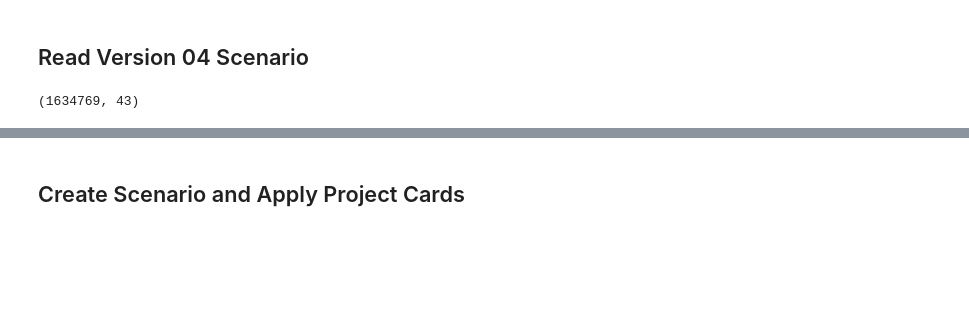
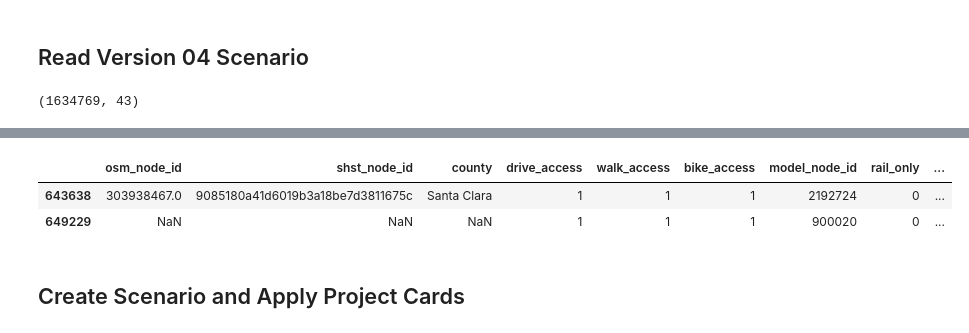
Before and after one commit to BayAreaMetro/travel-model-two-networks, a Jupyter notebook: notebooks/05-correct-external-stations-centroid-connector-errors.ipynb, the cells around one changed output, grey strips where cells are left out. Cells and saved outputs as stored; diff of their text form; code cells hidden in the pictures; blank space fills up the shorter version.

```diff
--- a/notebooks/05-correct-external-stations-centroid-connector-errors.ipynb
+++ b/notebooks/05-correct-external-stations-centroid-connector-errors.ipynb
@@ -30,13 +30,13 @@ logger.setLevel(logging.INFO)
 # %% [markdown]
 ## Remote I/O and Parameters
 # %%
-# root_dir = os.path.join('/Users', 'wsp', 'Documents', 'GitHub', 'travel-model-two-networks - Copy')
-root_dir = "C:/Users/USGS667806/Documents/GitHub/travel-model-two-networks - Copy"
-input_dir = os.path.join(root_dir, 'data', 'processed', 'version_05')
-output_dir = os.path.join(root_dir, 'data', 'processed', 'version_06')
+# root_dir = os.path.join('/Users', 'wsp', 'Documents', 'GitHub', 'travel-model-two-networks')
+root_dir = "D:/github/lfs-cleaning/travel-model-two-networks"
+input_dir = os.path.join(root_dir, 'data', 'processed', 'version_04')
+output_dir = os.path.join(root_dir, 'data', 'processed', 'version_04')
 card_dir = os.path.join(root_dir, 'project_cards')
 # lasso_dir = os.path.join('/Users', 'wsp', 'Documents', 'GitHub', 'mtc-Lasso')
-lasso_dir = "C:/Users/USGS667806/Lasso"
+lasso_dir = "Z:/Data/Users/Sijia/MTC/github/Lasso"
 # %%
 parameters = Parameters(lasso_base_dir = lasso_dir)
 # %% [output]
@@ -89,3 +111,11 @@ v_04_scenario.road_net = mtc.add_centroid_and_centroid_connector(
+# %%
+v_04_scenario.road_net.nodes_df[
+    v_04_scenario.road_net.nodes_df.model_node_id.isin([900020, 2192724])
+]
+# %% [output]
+|  | osm_node_id | shst_node_id | county | drive_access | walk_access | bike_access | model_node_id | rail_only | ... |
+| 643638 | 303938467.0 | 9085180a41d6019b3a18be7d3811675c | Santa Clara | 1 | 1 | 1 | 2192724 | 0 | ... |
+| 649229 | NaN | NaN | NaN | 1 | 1 | 1 | 900020 | 0 | ... |
 # %% [markdown]
 ## Create Scenario and Apply Project Cards
 # %%
```
Also changed, not shown: parts of 30 cells of this notebook, 4 other files.
